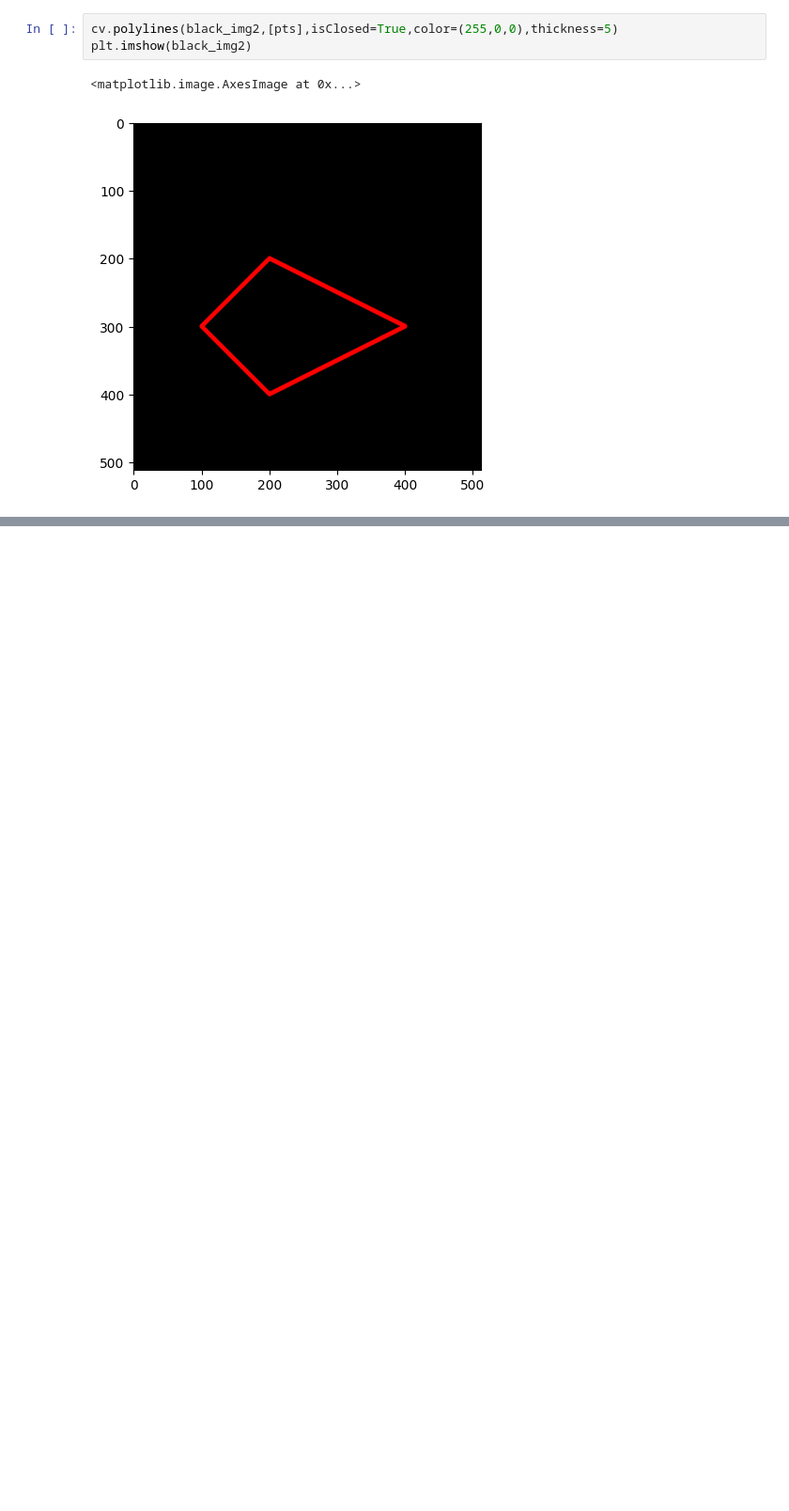
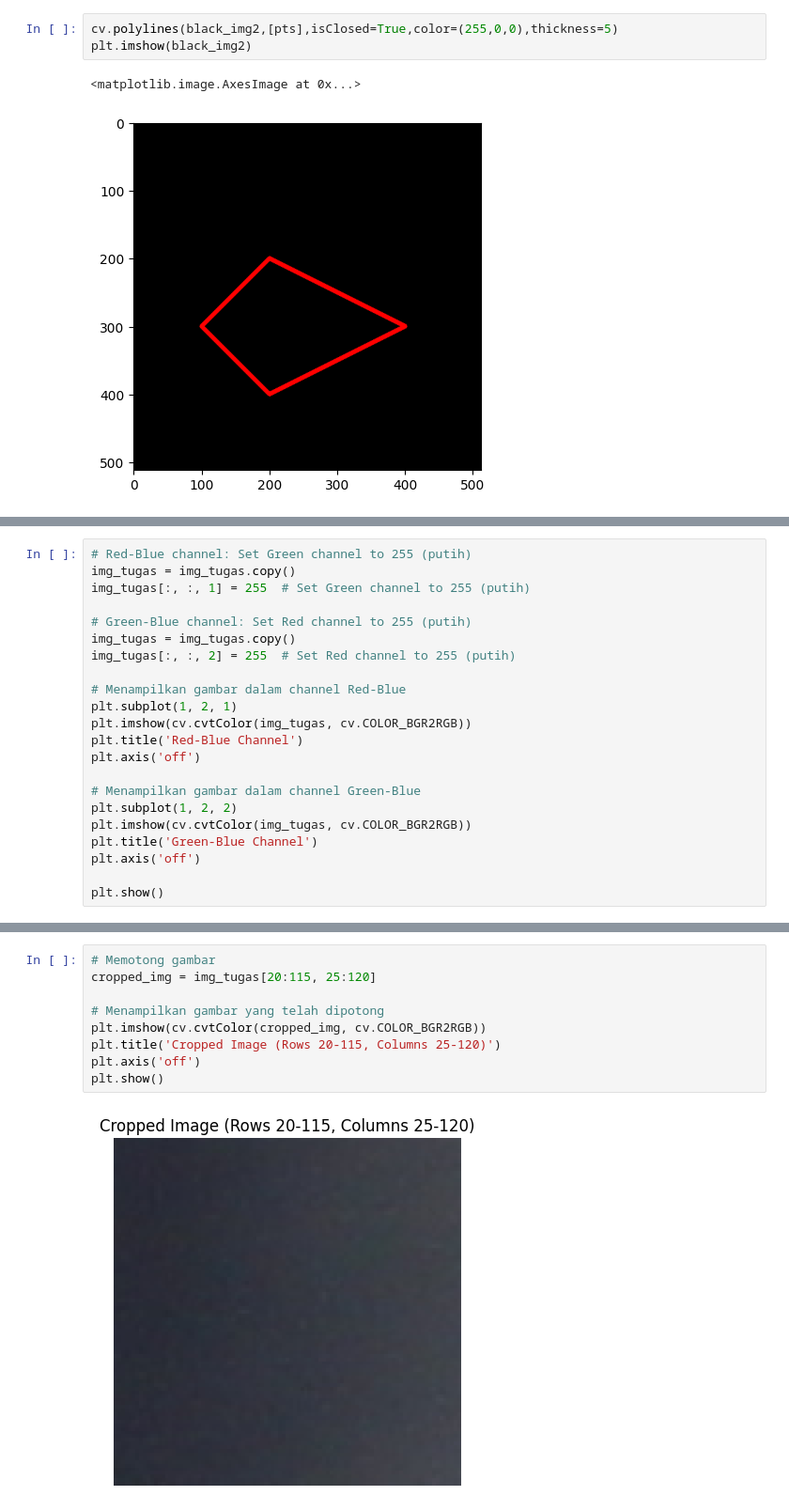
Before and after one commit to Ratnasari124/PCVK_RATNASARI_2024, a Jupyter notebook: week2.ipynb, the cells around one changed output, grey strips where cells are left out. Shown at 94% size. Saved outputs shown, nothing was run; the diff lists cells and outputs as text; blank space fills up the shorter version.

```diff
--- a/week2.ipynb
+++ b/week2.ipynb
@@ -136,0 +255,22 @@ plt.imshow(black_img2)
+# %%
+# Red-Blue channel: Set Green channel to 255 (putih)
+img_tugas = img_tugas.copy()
+img_tugas[:, :, 1] = 255  # Set Green channel to 255 (putih)
+
+# Green-Blue channel: Set Red channel to 255 (putih)
+img_tugas = img_tugas.copy()
+img_tugas[:, :, 2] = 255  # Set Red channel to 255 (putih)
+
+# Menampilkan gambar dalam channel Red-Blue
+plt.subplot(1, 2, 1)
+plt.imshow(cv.cvtColor(img_tugas, cv.COLOR_BGR2RGB))
+plt.title('Red-Blue Channel')
+plt.axis('off')
+
+# Menampilkan gambar dalam channel Green-Blue
+plt.subplot(1, 2, 2)
+plt.imshow(cv.cvtColor(img_tugas, cv.COLOR_BGR2RGB))
+plt.title('Green-Blue Channel')
+plt.axis('off')
+
+plt.show()
@@ -136,0 +283,11 @@ plt.imshow(black_img2)
+# %%
+# Memotong gambar
+cropped_img = img_tugas[20:115, 25:120]
+
+# Menampilkan gambar yang telah dipotong
+plt.imshow(cv.cvtColor(cropped_img, cv.COLOR_BGR2RGB))
+plt.title('Cropped Image (Rows 20-115, Columns 25-120)')
+plt.axis('off')
+plt.show()
+# %% [output]
+[figure, added]
```
Also changed, not shown: parts of 27 cells of this notebook.
